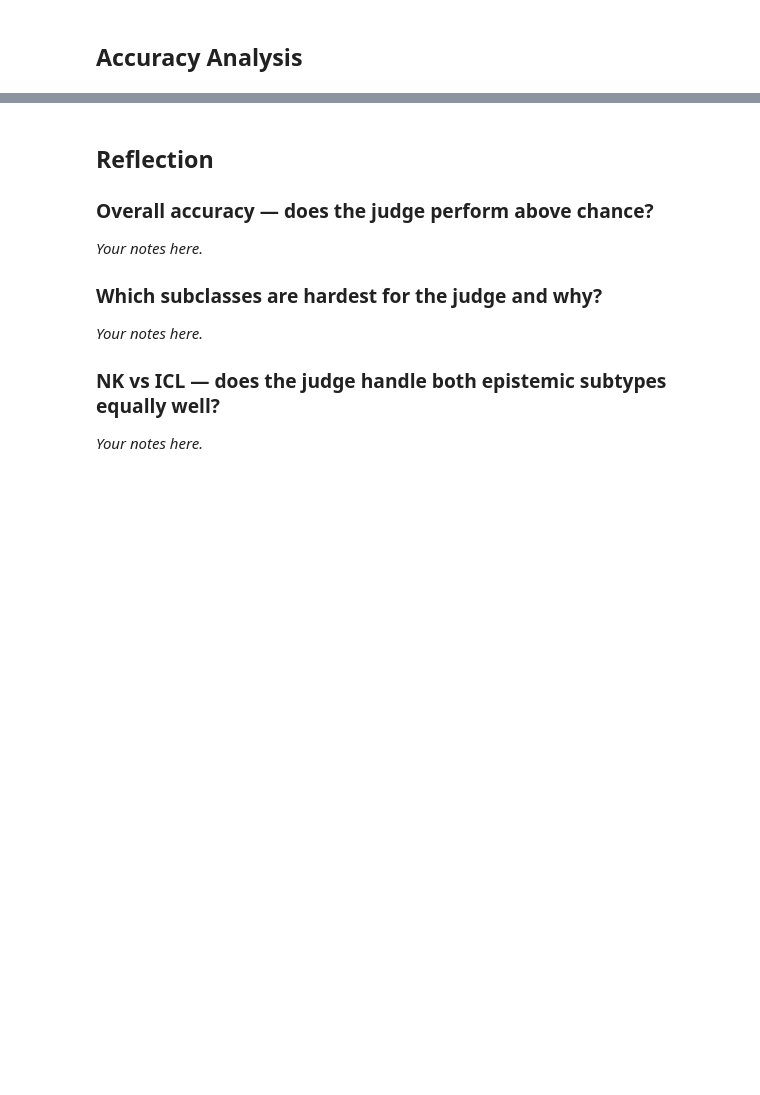
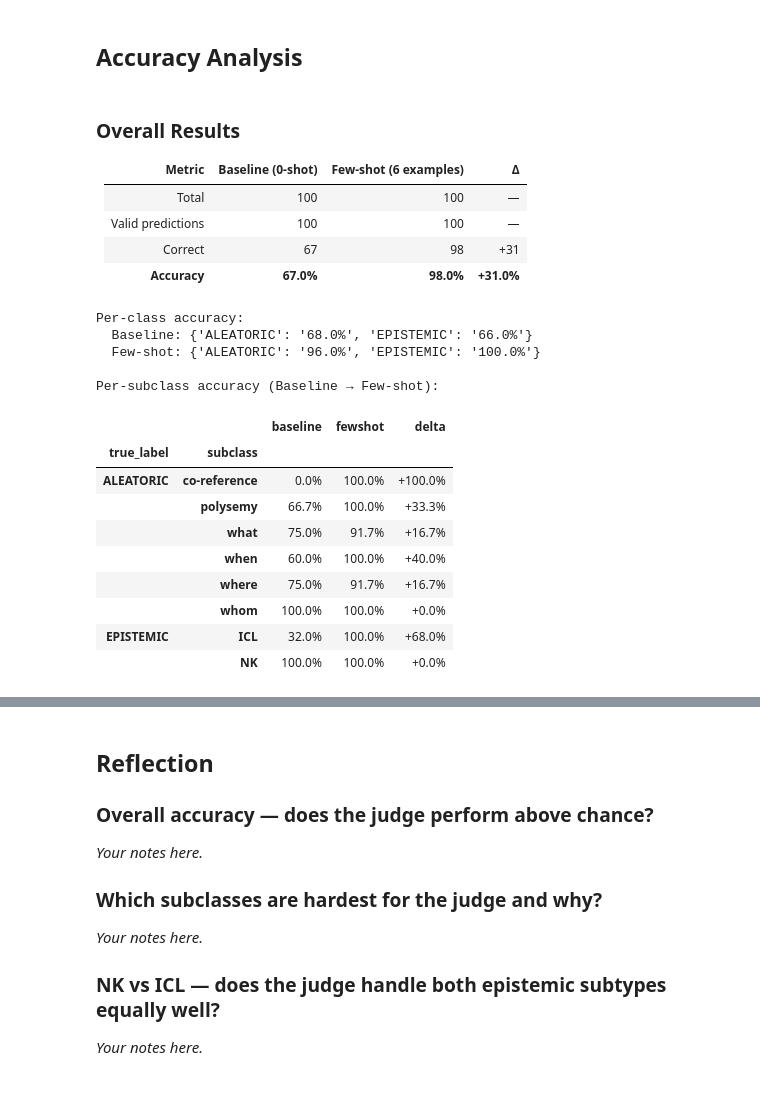
Before and after one commit to dagmaros27/llm-uncertainity-benchmark, a Jupyter notebook: pilot_study/notebooks/clamber_judge_eval.ipynb, the cells around one changed output, grey strips where cells are left out. Drawn from its saved outputs; the diff is of its cells as text; code cells hidden in the pictures; blank space fills up the shorter version.

```diff
--- a/pilot_study/notebooks/clamber_judge_eval.ipynb
+++ b/pilot_study/notebooks/clamber_judge_eval.ipynb
@@ -230 +307,79 @@ display(per_sub)
+# %%
+def compute_accuracy(results_path, label=""):
+    results_df = pd.read_csv(results_path)
+    merged = eval_df[["eval_id", "subclass", "true_label", "clarifying_question"]].merge(
+        results_df[["id", "label", "latency_seconds", "error"]].rename(columns={"id": "eval_id"}),
+        on="eval_id", how="left",
+    )
+    merged["predicted_label"] = merged["label"].str.strip().str.upper()
+    merged["valid_prediction"] = merged["predicted_label"].isin({"EPISTEMIC", "ALEATORIC"})
+    merged["correct"] = merged["true_label"] == merged["predicted_label"]
+    return merged
+
+baseline   = compute_accuracy(OUTPUT_CSV,         label="Baseline")
+fewshot    = compute_accuracy(OUTPUT_CSV_FEWSHOT,  label="Few-shot")
+
+def summary(df):
+    v = df[df["valid_prediction"]]
+    return {
+        "total": len(df),
+        "valid": len(v),
+        "correct": int(v["correct"].sum()),
+        "accuracy": v["correct"].mean(),
+    }
+
+b, f = summary(baseline), summary(fewshot)
+display(Markdown(f"""
+### Overall Results
+
+| Metric | Baseline (0-shot) | Few-shot (6 examples) | Δ |
+|---|---|---|---|
+| Total | {b['total']} | {f['total']} | — |
+| Valid predictions | {b['valid']} | {f['valid']} | — |
+| Correct | {b['correct']} | {f['correct']} | {f['correct']-b['correct']:+d} |
+| **Accuracy** | **{b['accuracy']:.1%}** | **{f['accuracy']:.1%}** | **{f['accuracy']-b['accuracy']:+.1%}** |
+"""))
+
+# Per-class
+print("Per-class accuracy:")
+for label, name in [(baseline, "Baseline"), (fewshot, "Few-shot")]:
+    v = label[label["valid_prediction"]]
+    pc = v.groupby("true_label")["correct"].mean().map("{:.1%}".format)
+    print(f"  {name}: {pc.to_dict()}")
+
+# Per-subclass comparison
+print("\nPer-subclass accuracy (Baseline → Few-shot):")
+sub_b = baseline[baseline["valid_prediction"]].groupby(["true_label","subclass"])["correct"].mean()
+sub_f = fewshot[fewshot["valid_prediction"]].groupby(["true_label","subclass"])["correct"].mean()
+comp = pd.DataFrame({"baseline": sub_b, "fewshot": sub_f})
+comp["delta"] = comp["fewshot"] - comp["baseline"]
+comp["baseline"] = comp["baseline"].map("{:.1%}".format)
+comp["fewshot"]  = comp["fewshot"].map("{:.1%}".format)
+comp["delta"]    = comp["delta"].map("{:+.1%}".format)
+display(comp)
+# %% [output]
+
+### Overall Results
+
+| Metric | Baseline (0-shot) | Few-shot (6 examples) | Δ |
+|---|---|---|---|
+| Total | 100 | 100 | — |
+| Valid predictions | 100 | 100 | — |
+| Correct | 67 | 98 | +31 |
+| **Accuracy** | **67.0%** | **98.0%** | **+31.0%** |
+Per-class accuracy:
+  Baseline: {'ALEATORIC': '68.0%', 'EPISTEMIC': '66.0%'}
+  Few-shot: {'ALEATORIC': '96.0%', 'EPISTEMIC': '100.0%'}
+
+Per-subclass accuracy (Baseline → Few-shot):
+|  |  | baseline | fewshot | delta |
+| true_label | subclass |  |  |  |
+| ALEATORIC | co-reference | 0.0% | 100.0% | +100.0% |
+|  | polysemy | 66.7% | 100.0% | +33.3% |
+|  | what | 75.0% | 91.7% | +16.7% |
+|  | when | 60.0% | 100.0% | +40.0% |
+|  | where | 75.0% | 91.7% | +16.7% |
+|  | whom | 100.0% | 100.0% | +0.0% |
+| EPISTEMIC | ICL | 32.0% | 100.0% | +68.0% |
+|  | NK | 100.0% | 100.0% | +0.0% |
 # %%
```
Also changed, not shown: parts of 12 cells of this notebook, 3 other files.
